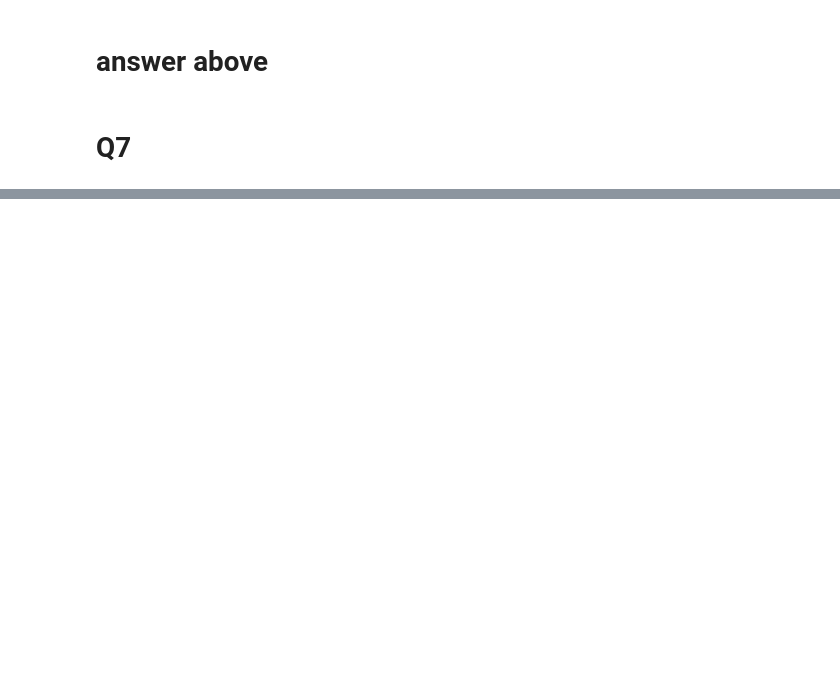
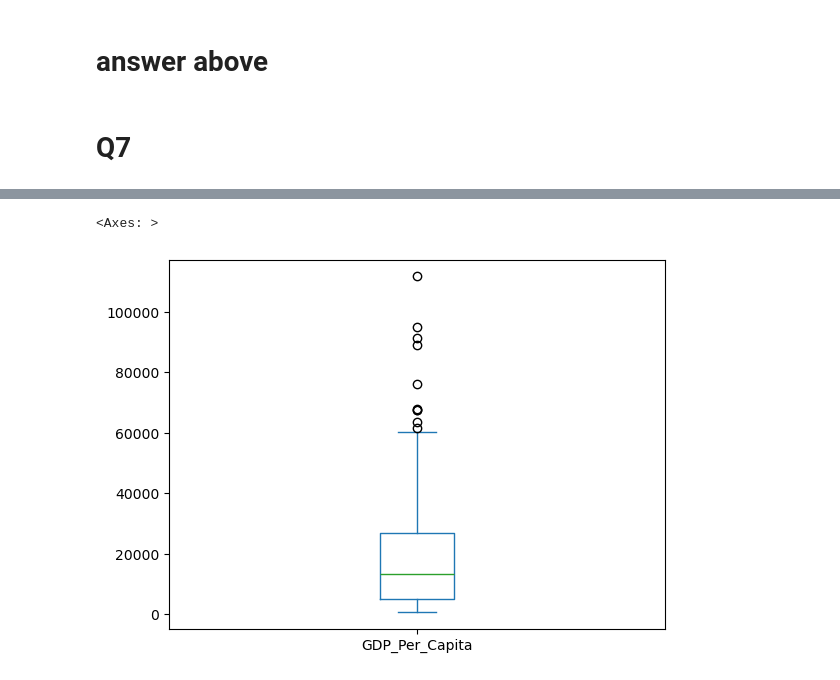
Before and after one commit to NSS-Data-Analytics-Cohort-11/undata-Berat-rex, a Jupyter notebook: notebook/UN_data_analysis_DA11.ipynb, the cells around one changed output, grey strips where cells are left out. Saved outputs shown, nothing was run; the diff lists cells and outputs as text; code cells hidden in the pictures; blank space fills up the shorter version.

```diff
--- a/notebook/UN_data_analysis_DA11.ipynb
+++ b/notebook/UN_data_analysis_DA11.ipynb
@@ -76,0 +182,5 @@ gdpdf.rename(columns={'Country or Area': 'Country', 'Year': 'Year', 'Value': 'GD
+# %%
+gdpdf_2020['GDP_Per_Capita'].plot(kind = 'box')
+# %% [output]
+<Axes: >
+[figure, added]
```
Also changed, not shown: parts of 84 cells of this notebook.
